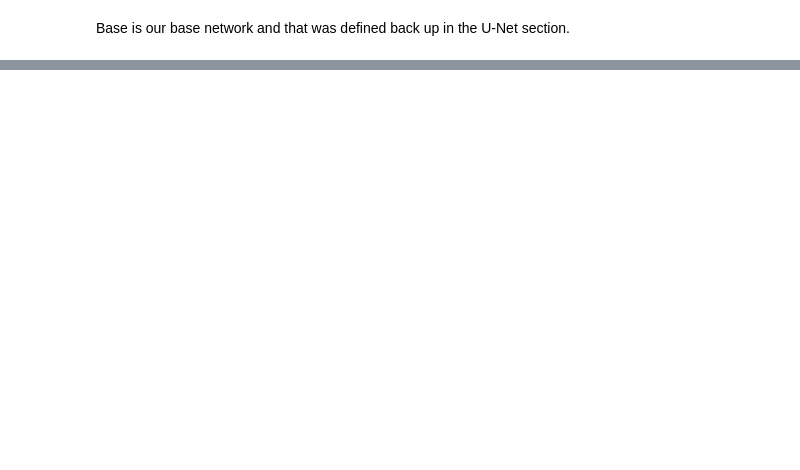
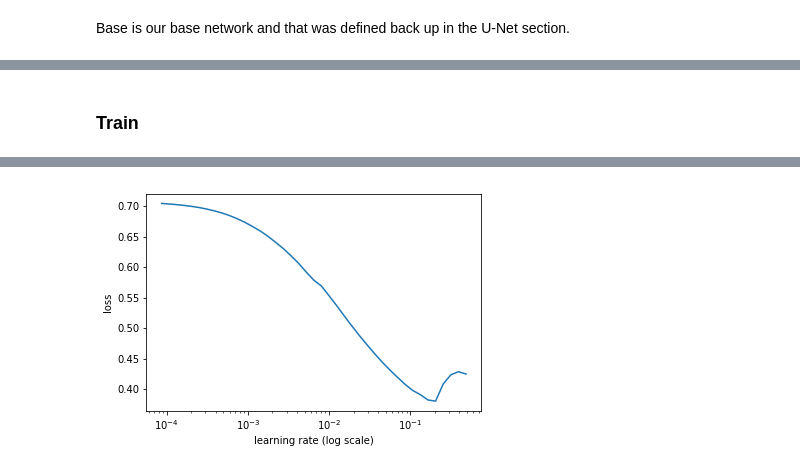
Before and after one commit to Sundragon1993/fastai, a Jupyter notebook: courses/dl2/carvana-unet.ipynb, the cells around one changed output, grey strips where cells are left out. Cells and saved outputs as stored; diff of their text form; code cells hidden in the pictures; blank space fills up the shorter version.

```diff
--- a/courses/dl2/carvana-unet.ipynb
+++ b/courses/dl2/carvana-unet.ipynb
@@ -93,5 +99,8 @@ cut, lr_cut = model_meta[f]
 Base is our base network:
 # %%
 def get_base():
+    """Basically removes everything from the adaptive pooling onwards, so that gives us back
+    the backbone of ResNet34.
+    """
     layers = cut_model(f(True), cut)
     return nn.Sequential(*layers)
@@ -306,3 +333,8 @@ Base is our base network and that was defined back up in the U-Net section.
 m_base = get_base()
 m = to_gpu(Unet34(m_base))
 models = UnetModel(m)
+# %%
+learn = ConvLearner(md, models)
+learn.opt_fn = optim.Adam
+learn.crit = nn.BCEWithLogitsLoss() # Binary Cross Entropy with logits loss
+learn.metrics = [accuracy_thresh(0.5), dice] # dice is like autoencoder reconstruction loss
@@ -308,0 +365,6 @@ models = UnetModel(m)
+# %% [markdown]
+### Train
+# %%
+learn.lr_find()
+learn.sched.plot()
+# %% [output]
@@ -308,0 +372 @@ models = UnetModel(m)
+[figure, added]
```
Also changed, not shown: parts of 107 cells of this notebook.
